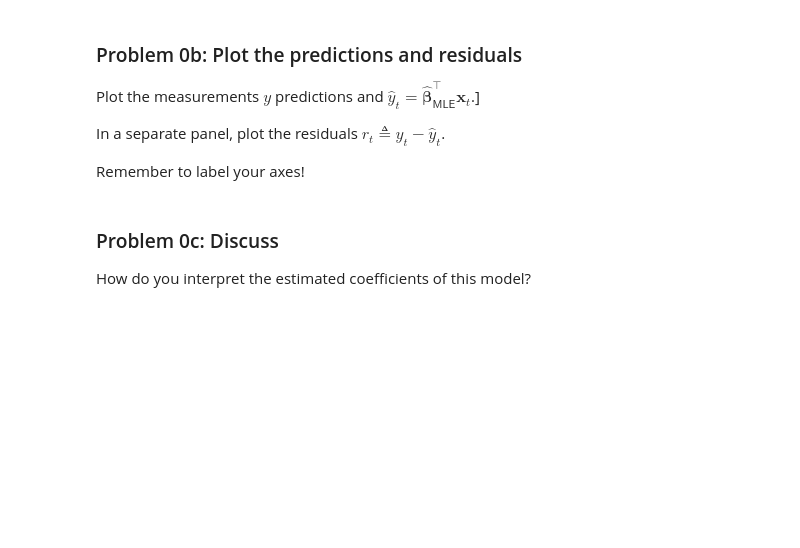
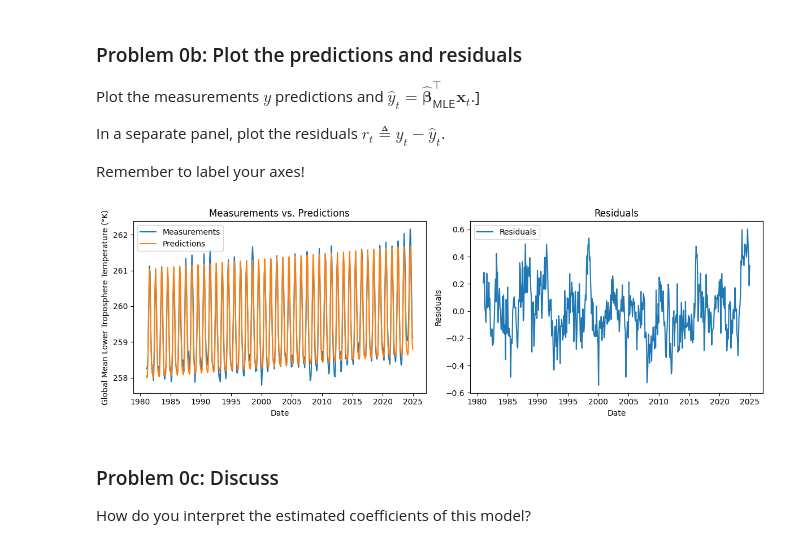
Before and after one commit to dlvh/stats305b, a Jupyter notebook: assignments/hw3/hw3.ipynb, the cells around one changed output. Drawn from its saved outputs; the diff is of its cells as text; code cells hidden in the pictures; blank space fills up the shorter version.

```diff
--- a/assignments/hw3/hw3.ipynb
+++ b/assignments/hw3/hw3.ipynb
@@ -239,3 +237,29 @@ Remember to label your axes!
+# %%
+# YOUR CODE HERE
+# Predictions
+y_hat = X @ beta_mle
+
+# Residuals
+r = y - y_hat
+
+# Plot
+fig, ax = plt.subplots(1, 2, figsize=(12, 4))
+ax[0].plot(dates, y, label='Measurements')
+ax[0].plot(dates, y_hat, label='Predictions')
+ax[0].set_xlabel('Date')
+ax[0].set_ylabel('Global Mean Lower Troposphere Temperature (°K)')
+ax[0].legend()
+ax[0].set_title('Measurements vs. Predictions')
+
+ax[1].plot(dates, r, label='Residuals')
+ax[1].set_xlabel('Date')
+ax[1].set_ylabel('Residuals')
+ax[1].legend()
+ax[1].set_title('Residuals')
+
+plt.tight_layout()
+# %% [output]
+[figure, added]
 # %% [markdown]
 ### Problem 0c: Discuss
 
```
Also changed, not shown: parts of 2 cells of this notebook.
